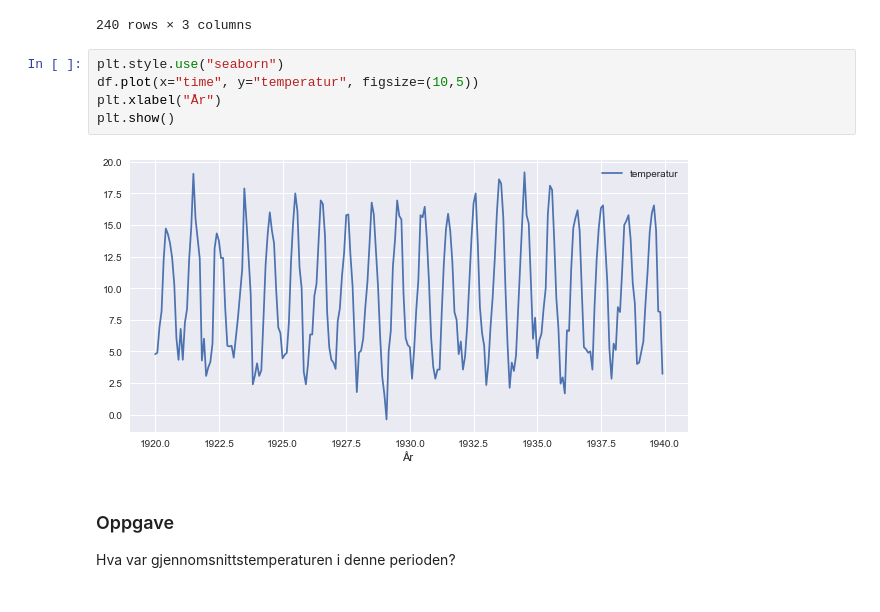
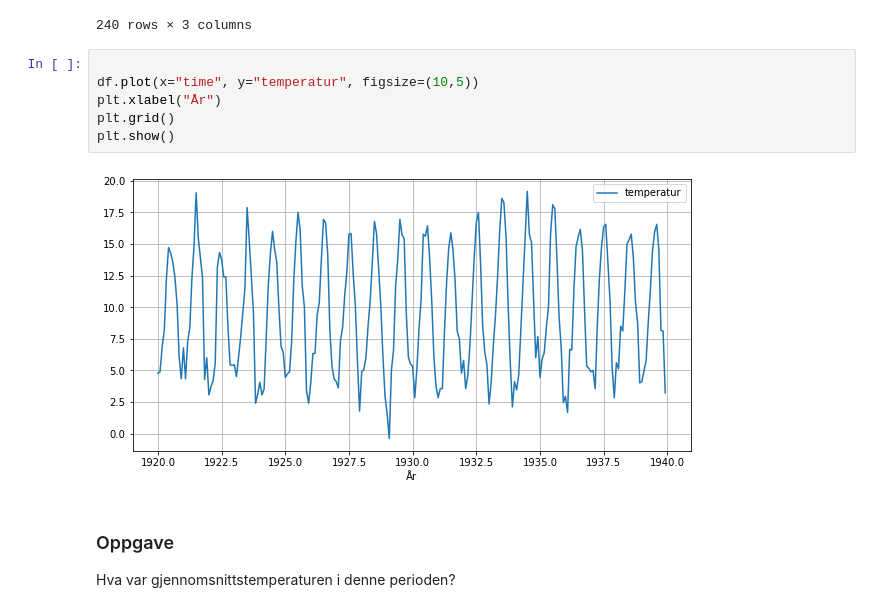
Before and after one commit to tork73/R1, a Jupyter notebook: _sources/laste-inn-data.ipynb, the cells around one changed output. Drawn from its saved outputs; the diff is of its cells as text.

```diff
--- a/_sources/laste-inn-data.ipynb
+++ b/_sources/laste-inn-data.ipynb
@@ -141,12 +141,13 @@ df
 | 240 | 1939.916667 | 37.8 | 3.222222 |
 240 rows × 3 columns
 # %%
-plt.style.use("seaborn")
+
 df.plot(x="time", y="temperatur", figsize=(10,5))
 plt.xlabel("År")
+plt.grid()
 plt.show()
 # %% [output]
-[figure, old version]
+[figure, new version]
 # %% [markdown]
 ### Oppgave
 
```
Also changed, not shown: parts of 1 cell of this notebook, 12 other files.
